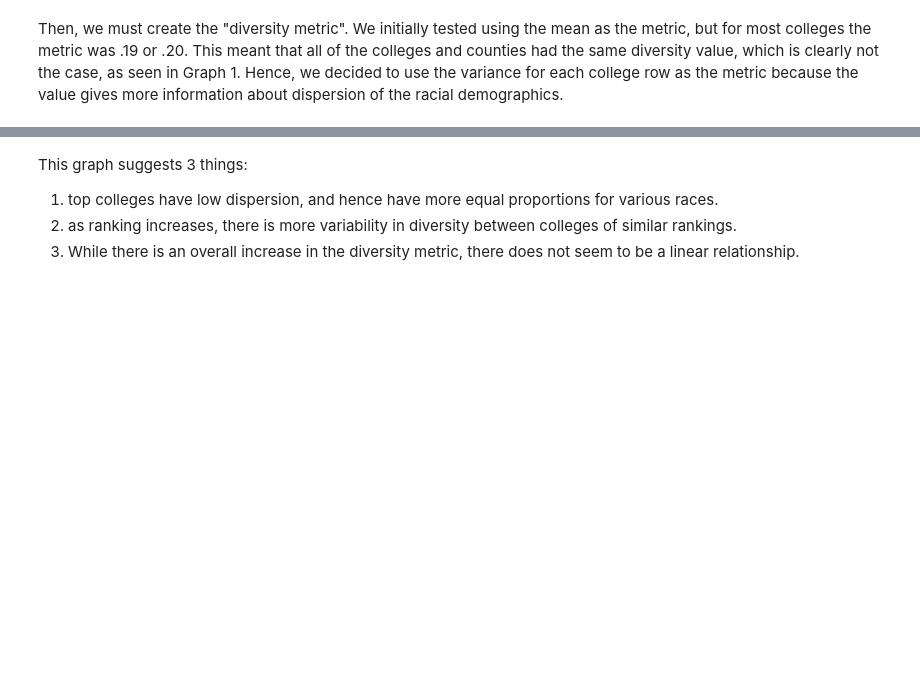
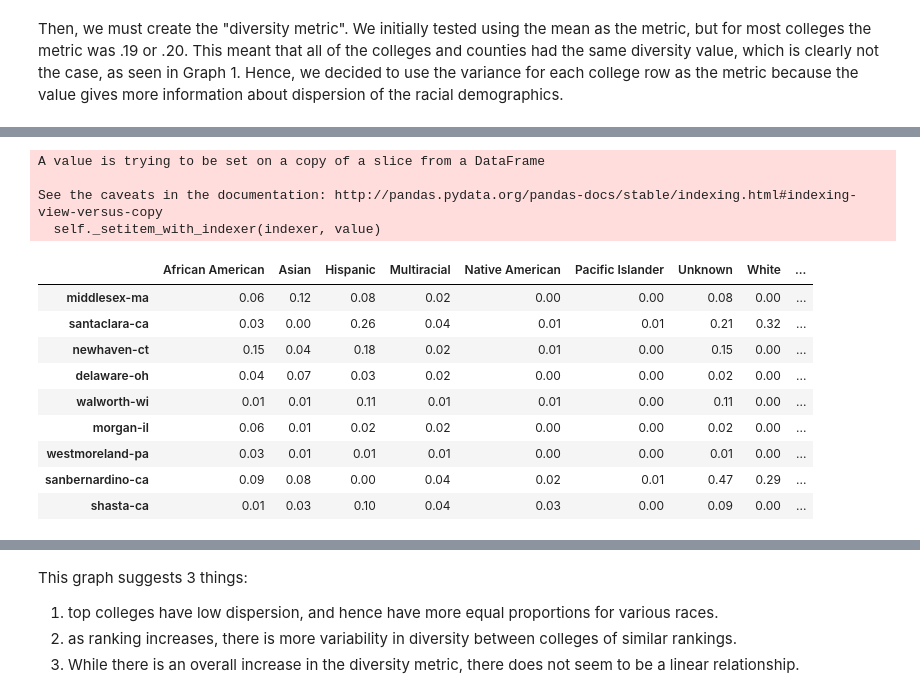
Before and after one commit to nforesti/education, a Jupyter notebook: FinalProject.ipynb, the cells around one changed output, grey strips where cells are left out. Drawn from its saved outputs; the diff is of its cells as text; code cells hidden in the pictures; blank space fills up the shorter version.

```diff
--- a/FinalProject.ipynb
+++ b/FinalProject.ipynb
@@ -546,13 +728,48 @@ df_topmidbot
 # %%
 # College Data
 # To get "top", "middle", "bottom" categories, change ranking to values of 0-2.
 df_topmidbot.ranking.loc[(df_topmidbot['ranking'] < 4)] = 0
 df_topmidbot.ranking.loc[(df_topmidbot['ranking'] >= 4) & (df_topmidbot['ranking'] < 432)] = 1
 df_topmidbot.ranking.loc[(df_topmidbot['ranking'] > 877)] = 2
 # County data
 #remove Alameda, which is used for exploratory phase, and is not needed for Analysis 1
 df_topmidbot_county = df_counties.drop("alameda-ca")
 df_topmidbot_county["ranking"] = [0,0,0,1,1,1,2,2,2]
 df_topmidbot_county = df_topmidbot_county.copy(deep=True)
-df_topmidbot_county["var"] =  df_topmidbot_county.loc[:, ["African American", "Asian", "Hispanic","Multiracial","White"]].var(axis=1)
+
+df_topmidbot_countyspread =  df_topmidbot_county[["African American", "Asian", "Hispanic","Multiracial","White"]]
+df_topmidbot_county["Majority"] = df_topmidbot_countyspread.max(axis=1)
+
+count = 0
+for i,j in df_topmidbot_county.iterrows():
+    if j['African American'] == j['Majority']:
+        df_topmidbot_county.at[i, 'African American'] = 0
+    if j['Asian'] == j['Majority']:
+        df_topmidbot_county.at[i, 'Asian'] = 0
+    if j['Hispanic'] == j['Majority']:
+        df_topmidbot_county.at[i, 'Hispanic'] = 0
+    if j['Multiracial'] == j['Majority']:
+        df_topmidbot_county.at[i, 'Multiracial'] = 0
+    if j['White'] == j['Majority']:
+        df_topmidbot_county.at[i, 'White'] = 0
+
+
+df_topmidbot_county["mean"] = df_topmidbot_county.loc[:, ["African American", "Asian", "Hispanic","Multiracial","Pacific Islander", "Native American", "Unknown", "White"]].mean(axis=1)
+df_topmidbot_county['Diversity'] = 1-(df_topmidbot_county['Majority'] - df_topmidbot_county['mean'])
+df_topmidbot_county
+# %% [output]
+A value is trying to be set on a copy of a slice from a DataFrame
+
+See the caveats in the documentation: http://pandas.pydata.org/pandas-docs/stable/indexing.html#indexing-view-versus-copy
+  self._setitem_with_indexer(indexer, value)
+|  | African American | Asian | Hispanic | Multiracial | Native American | Pacific Islander | Unknown | White | ... |
+| middlesex-ma | 0.06 | 0.12 | 0.08 | 0.02 | 0.00 | 0.00 | 0.08 | 0.00 | ... |
+| santaclara-ca | 0.03 | 0.00 | 0.26 | 0.04 | 0.01 | 0.01 | 0.21 | 0.32 | ... |
+| newhaven-ct | 0.15 | 0.04 | 0.18 | 0.02 | 0.01 | 0.00 | 0.15 | 0.00 | ... |
+| delaware-oh | 0.04 | 0.07 | 0.03 | 0.02 | 0.00 | 0.00 | 0.02 | 0.00 | ... |
+| walworth-wi | 0.01 | 0.01 | 0.11 | 0.01 | 0.01 | 0.00 | 0.11 | 0.00 | ... |
+| morgan-il | 0.06 | 0.01 | 0.02 | 0.02 | 0.00 | 0.00 | 0.02 | 0.00 | ... |
+| westmoreland-pa | 0.03 | 0.01 | 0.01 | 0.01 | 0.00 | 0.00 | 0.01 | 0.00 | ... |
+| sanbernardino-ca | 0.09 | 0.08 | 0.00 | 0.04 | 0.02 | 0.01 | 0.47 | 0.29 | ... |
+| shasta-ca | 0.01 | 0.03 | 0.10 | 0.04 | 0.03 | 0.00 | 0.09 | 0.00 | ... |
 # %%
```
Also changed, not shown: parts of 45 cells of this notebook.
